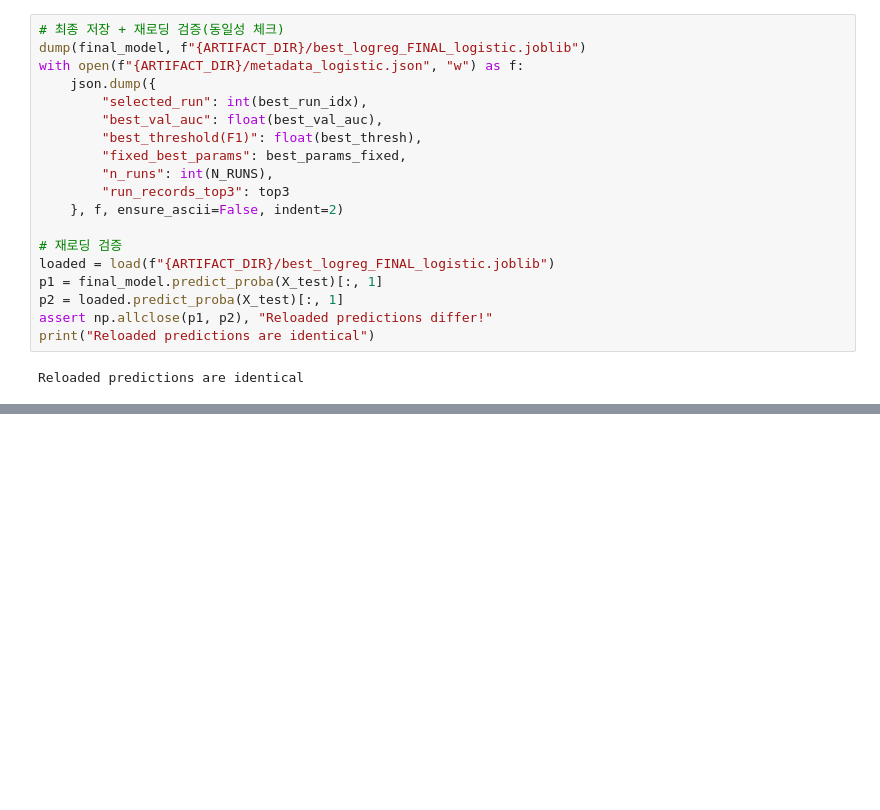
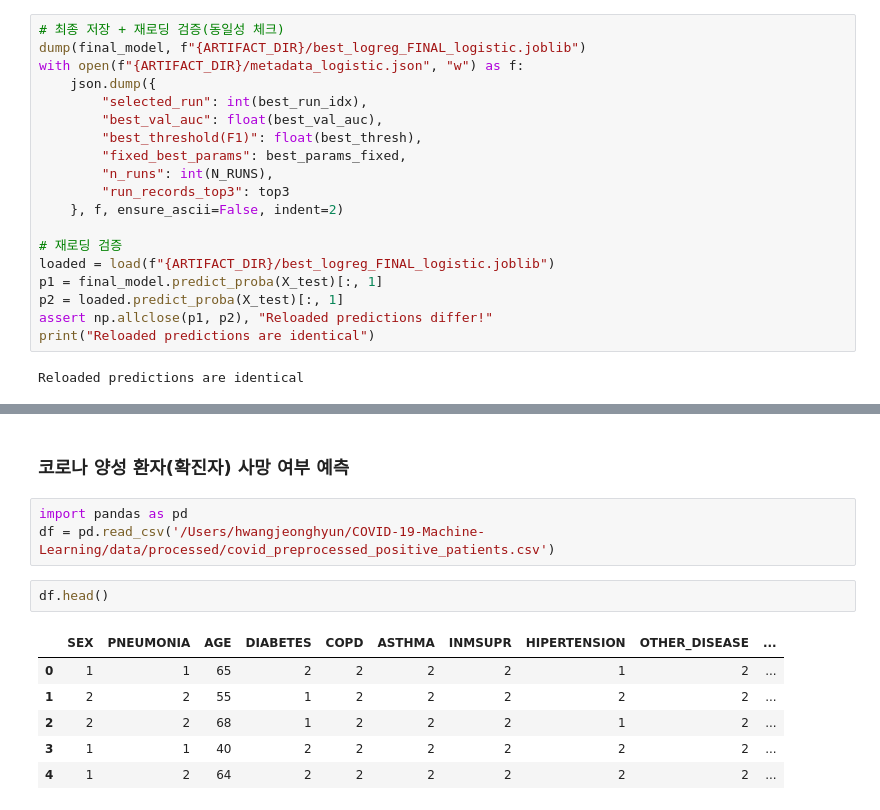
Before and after one commit to hhjhhjh/COVID-19-Machine-Learning, a Jupyter notebook: notebooks/modeling_logistic.ipynb, the cells around one changed output, grey strips where cells are left out. Drawn from its saved outputs; the diff is of its cells as text; blank space fills up the shorter version.

```diff
--- a/notebooks/modeling_logistic.ipynb
+++ b/notebooks/modeling_logistic.ipynb
@@ -365,0 +485,14 @@ plot_cm(y_test, test_prob, best_thresh, f"Test Confusion Matrix @{best_thresh:.2
+# %% [markdown]
+### 코로나 양성 환자(확진자) 사망 여부 예측
+# %%
+import pandas as pd
+df = pd.read_csv('/Users/hwangjeonghyun/COVID-19-Machine-Learning/data/processed/covid_preprocessed_positive_patients.csv')
+# %%
+df.head()
+# %% [output]
+|  | SEX | PNEUMONIA | AGE | DIABETES | COPD | ASTHMA | INMSUPR | HIPERTENSION | OTHER_DISEASE | ... |
+| 0 | 1 | 1 | 65 | 2 | 2 | 2 | 2 | 1 | 2 | ... |
+| 1 | 2 | 2 | 55 | 1 | 2 | 2 | 2 | 2 | 2 | ... |
+| 2 | 2 | 2 | 68 | 1 | 2 | 2 | 2 | 1 | 2 | ... |
+| 3 | 1 | 1 | 40 | 2 | 2 | 2 | 2 | 2 | 2 | ... |
+| 4 | 1 | 2 | 64 | 2 | 2 | 2 | 2 | 2 | 2 | ... |
```
Also changed, not shown: parts of 26 cells of this notebook, 9 other files.
